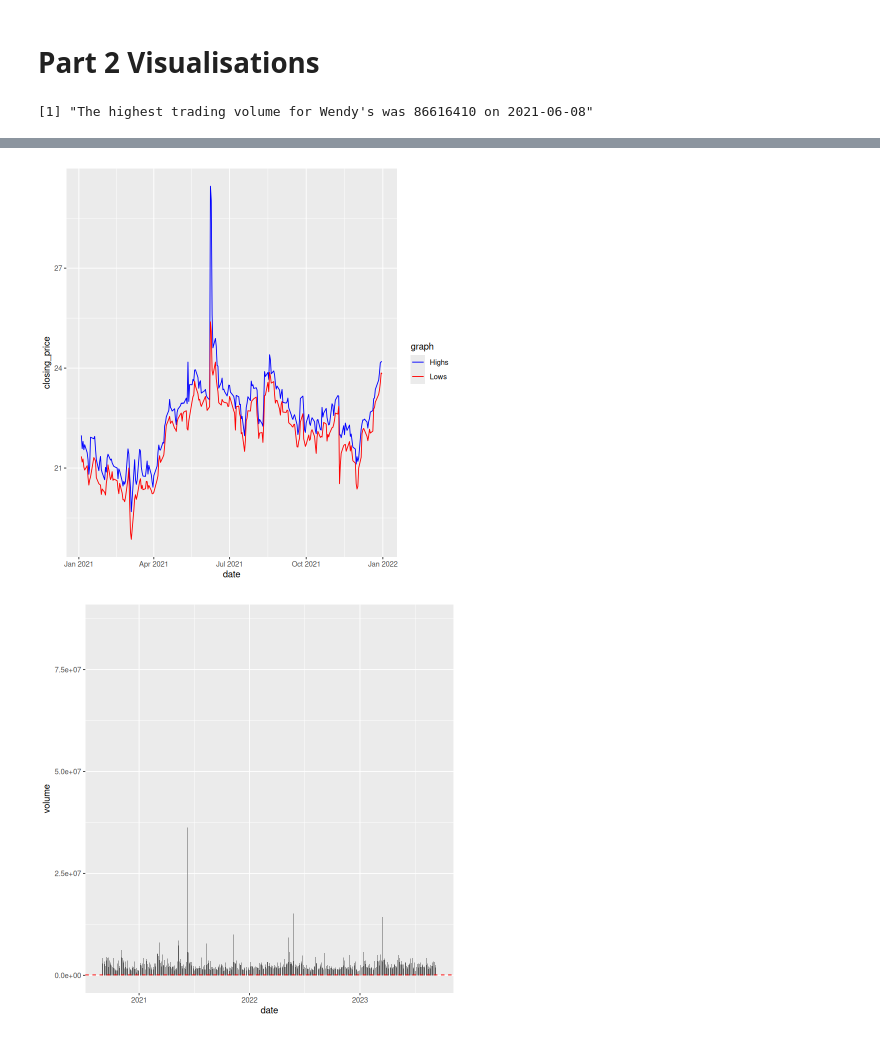
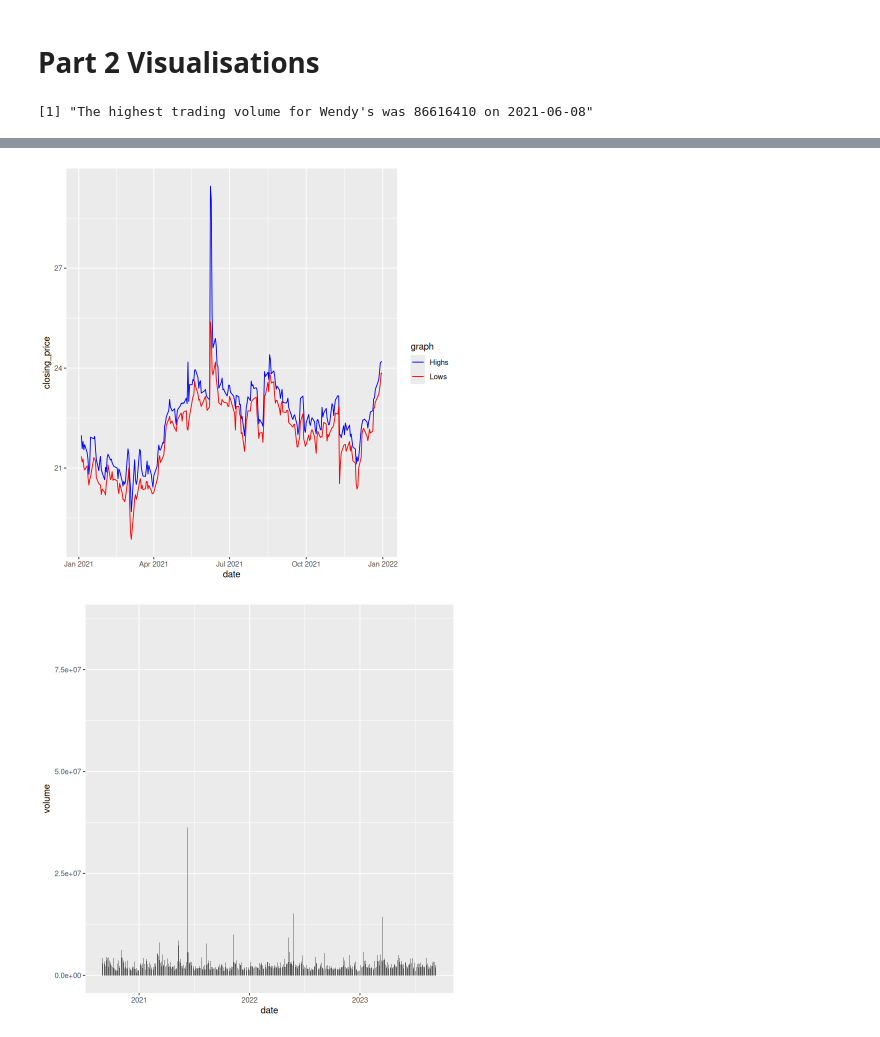
Before and after one commit to mg825/R_Assignment_1, a Jupyter notebook: WENDY's/WEN.ipynb, the cells around one changed output, grey strips where cells are left out. Drawn from its saved outputs; the diff is of its cells as text; code cells hidden in the pictures.

```diff
--- a/WENDY's/WEN.ipynb
+++ b/WENDY's/WEN.ipynb
@@ -214,6 +214,7 @@ print(paste0(round(retd_highest_p, 2), "%"))
 # %% [markdown]
 # Part 2 Visualisations
 # %%
+# highest trading volume and show its above 100000
 if (max(stock_data_wen$cshtrd) > 100000) {
    highest_trading_v = max(stock_data_wen$cshtrd)
 }
@@ -229,6 +230,7 @@ ggplot(df_tickers_v_100000, aes(x=name, y=value)) +
   geom_bar(stat = "identity", width=0.5) +
   geom_hline(yintercept = 100000, color = "red", linetype = "dashed")
 
+# display the stock price chart for Wendy's (as an example hereafter)
 df_tickers_prccd = data.frame(
    date = stock_data_wen$datadate,
    closing_price = stock_data_wen$prccd
@@ -237,44 +239,51 @@ df_tickers_prccd = data.frame(
 ggplot(df_tickers_prccd, aes(x=date, y=closing_price)) +
    geom_line(color = "blue")
 
-
+# display the stock price chart in terms of highs and lows for Wendy's
 df_wen_highs = data.frame(
    date = stock_data_wen$datadate,
    closing_price = stock_data_wen$prchd,
    graph = "Highs"
    )
 
 df_wen_highs <- subset(df_wen_highs, format(date, "%Y") == "2021")
 
 df_wen_lows = data.frame(
    date = stock_data_wen$datadate,
    closing_price = stock_data_wen$prcld,
    graph = "Lows"
    )
 
 df_wen_lows <- subset(df_wen_lows, format(date, "%Y") == "2021")
 
-
 df_wen_hl = rbind(df_wen_highs, df_wen_lows)
-
 ggplot(df_wen_hl, aes(x=date, y=closing_price, color=graph)) +
    geom_line() +
    scale_color_manual(values=c("Highs"="blue", "Lows"="red"))
 
-
-
-
+# display the trading volume as a bar chart for Wendy's
 df_wen_volume = data.frame(
    date = stock_data_wen$datadate,
    volume = stock_data_wen$cshtrd
    )
 
 ggplot(df_wen_volume, aes(x=date, y=volume)) +
-  geom_bar(stat = "identity", width=1) +
-  geom_hline(yintercept = 100000, color = "red", linetype = "dashed")
+  geom_bar(stat = "identity", width=1)
+
+# attempt crafting a scatter plot for Wendy's
+df_wen_scatter = data.frame(
+  date = stock_data_wen$datadate,
+  returns = stock_data_wen$retd,
+  volume = stock_data_wen$cshtrd
+)
+
+df_wen_scatter_2021 <- subset(df_wen_scatter, format(date, "%Y") == "2021")
+
+ggplot(df_wen_scatter_2021, aes(x=returns, y=volume)) +
+  geom_point(alpha=0.6, color="blue")
 # %% [output]
 [1] "The highest trading volume for Wendy's was 86616410 on 2021-06-08"
 [figure]
 [figure]
 [figure]
-[figure, old version]
+[figure, new version]
```
Also changed, not shown: parts of 1 cell of this notebook.
